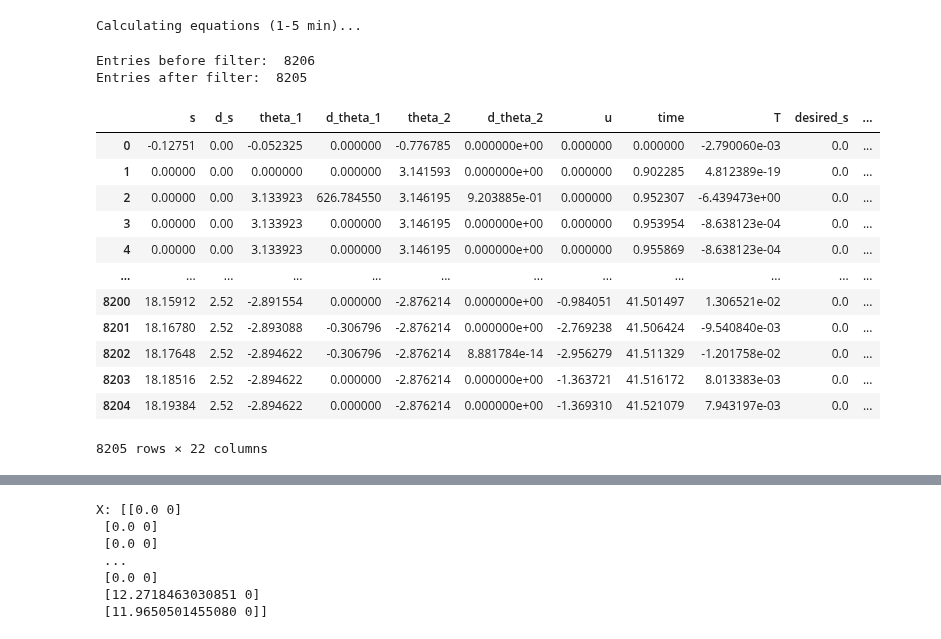
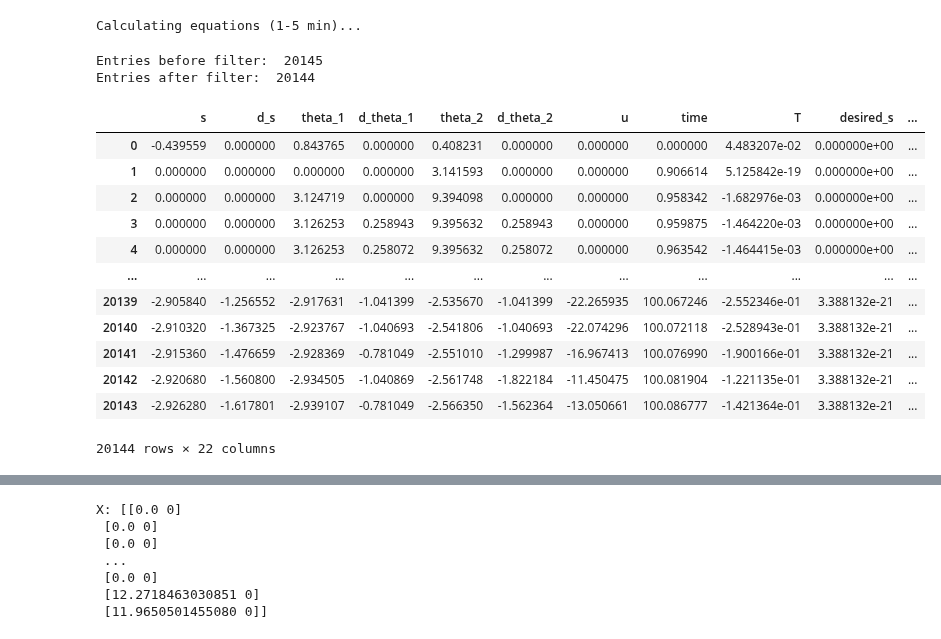
Before and after one commit to sackariaslunman/inverted-pendulum, a Jupyter notebook: src/python/test_linear_regression.ipynb, the cells around one changed output, grey strips where cells are left out. Cells and saved outputs as stored; diff of their text form; code cells hidden in the pictures.

```diff
--- a/src/python/test_linear_regression.ipynb
+++ b/src/python/test_linear_regression.ipynb
@@ -51,25 +51,25 @@ else:
 # %% [output]
 Calculating equations (1-5 min)...
 # %%
-df = pd.read_csv('data/6-1-3.csv')
+df = pd.read_csv('data/7-1-2.csv')
 print("Entries before filter: ", len(df))
 df = df.dropna()
 print("Entries after filter: ", len(df))
 df
 # %% [output]
-Entries before filter:  8206
-Entries after filter:  8205
+Entries before filter:  20145
+Entries after filter:  20144
 |  | s | d_s | theta_1 | d_theta_1 | theta_2 | d_theta_2 | u | time | T | desired_s | ... |
-| 0 | -0.12751 | 0.00 | -0.052325 | 0.000000 | -0.776785 | 0.000000e+00 | 0.000000 | 0.000000 | -2.790060e-03 | 0.0 | ... |
-| 1 | 0.00000 | 0.00 | 0.000000 | 0.000000 | 3.141593 | 0.000000e+00 | 0.000000 | 0.902285 | 4.812389e-19 | 0.0 | ... |
-| 2 | 0.00000 | 0.00 | 3.133923 | 626.784550 | 3.146195 | 9.203885e-01 | 0.000000 | 0.952307 | -6.439473e+00 | 0.0 | ... |
-| 3 | 0.00000 | 0.00 | 3.133923 | 0.000000 | 3.146195 | 0.000000e+00 | 0.000000 | 0.953954 | -8.638123e-04 | 0.0 | ... |
-| 4 | 0.00000 | 0.00 | 3.133923 | 0.000000 | 3.146195 | 0.000000e+00 | 0.000000 | 0.955869 | -8.638123e-04 | 0.0 | ... |
+| 0 | -0.439559 | 0.000000 | 0.843765 | 0.000000 | 0.408231 | 0.000000 | 0.000000 | 0.000000 | 4.483207e-02 | 0.000000e+00 | ... |
+| 1 | 0.000000 | 0.000000 | 0.000000 | 0.000000 | 3.141593 | 0.000000 | 0.000000 | 0.906614 | 5.125842e-19 | 0.000000e+00 | ... |
+| 2 | 0.000000 | 0.000000 | 3.124719 | 0.000000 | 9.394098 | 0.000000 | 0.000000 | 0.958342 | -1.682976e-03 | 0.000000e+00 | ... |
+| 3 | 0.000000 | 0.000000 | 3.126253 | 0.258943 | 9.395632 | 0.258943 | 0.000000 | 0.959875 | -1.464220e-03 | 0.000000e+00 | ... |
+| 4 | 0.000000 | 0.000000 | 3.126253 | 0.258072 | 9.395632 | 0.258072 | 0.000000 | 0.963542 | -1.464415e-03 | 0.000000e+00 | ... |
 | ... | ... | ... | ... | ... | ... | ... | ... | ... | ... | ... | ... |
-| 8200 | 18.15912 | 2.52 | -2.891554 | 0.000000 | -2.876214 | 0.000000e+00 | -0.984051 | 41.501497 | 1.306521e-02 | 0.0 | ... |
-| 8201 | 18.16780 | 2.52 | -2.893088 | -0.306796 | -2.876214 | 0.000000e+00 | -2.769238 | 41.506424 | -9.540840e-03 | 0.0 | ... |
-| 8202 | 18.17648 | 2.52 | -2.894622 | -0.306796 | -2.876214 | 8.881784e-14 | -2.956279 | 41.511329 | -1.201758e-02 | 0.0 | ... |
-| 8203 | 18.18516 | 2.52 | -2.894622 | 0.000000 | -2.876214 | 0.000000e+00 | -1.363721 | 41.516172 | 8.013383e-03 | 0.0 | ... |
-| 8204 | 18.19384 | 2.52 | -2.894622 | 0.000000 | -2.876214 | 0.000000e+00 | -1.369310 | 41.521079 | 7.943197e-03 | 0.0 | ... |
+| 20139 | -2.905840 | -1.256552 | -2.917631 | -1.041399 | -2.535670 | -1.041399 | -22.265935 | 100.067246 | -2.552346e-01 | 3.388132e-21 | ... |
+| 20140 | -2.910320 | -1.367325 | -2.923767 | -1.040693 | -2.541806 | -1.040693 | -22.074296 | 100.072118 | -2.528943e-01 | 3.388132e-21 | ... |
+| 20141 | -2.915360 | -1.476659 | -2.928369 | -0.781049 | -2.551010 | -1.299987 | -16.967413 | 100.076990 | -1.900166e-01 | 3.388132e-21 | ... |
+| 20142 | -2.920680 | -1.560800 | -2.934505 | -1.040869 | -2.561748 | -1.822184 | -11.450475 | 100.081904 | -1.221135e-01 | 3.388132e-21 | ... |
+| 20143 | -2.926280 | -1.617801 | -2.939107 | -0.781049 | -2.566350 | -1.562364 | -13.050661 | 100.086777 | -1.421364e-01 | 3.388132e-21 | ... |
-8205 rows × 22 columns
+20144 rows × 22 columns
 # %%
```
Also changed, not shown: parts of 2 cells of this notebook, 5 other files.
